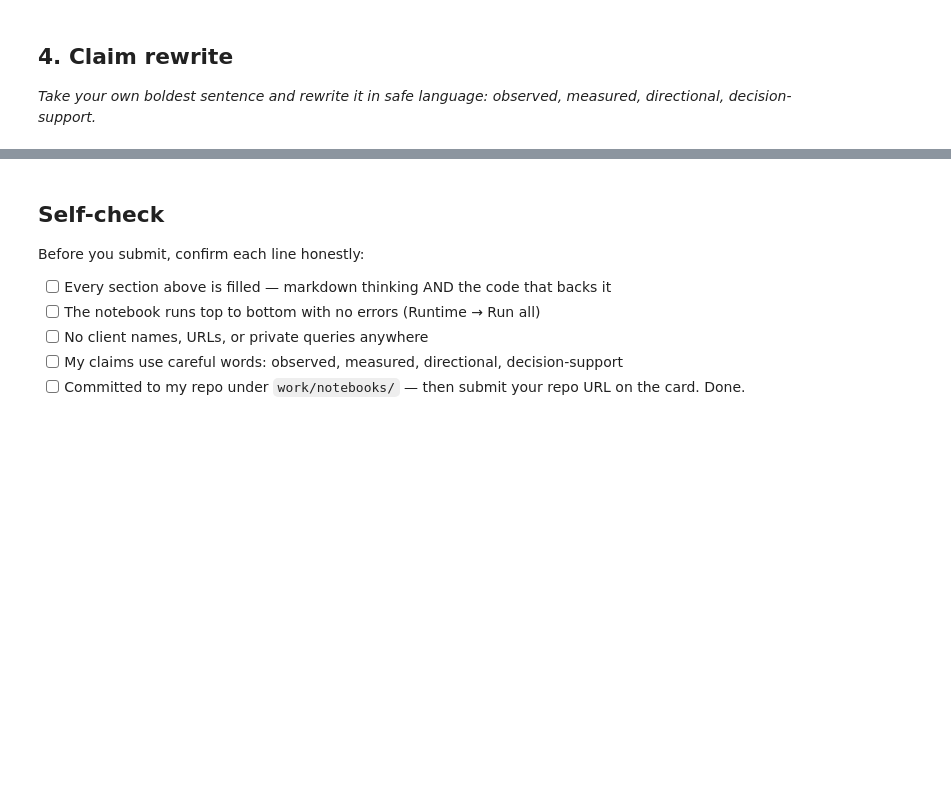
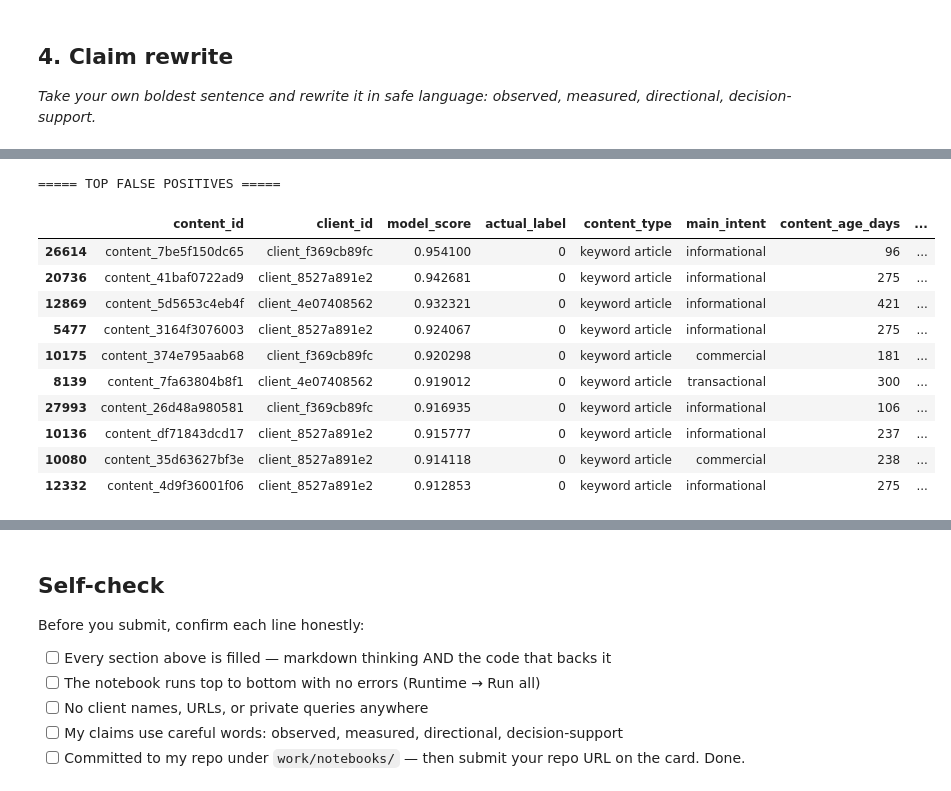
Before and after one commit to qurban-12/ML_internship_Qurban, a Jupyter notebook: work/notebooks/w06_validation_audit.ipynb, the cells around one changed output, grey strips where cells are left out. Drawn from its saved outputs; the diff is of its cells as text; code cells hidden in the pictures; blank space fills up the shorter version.

Commit message:
week 6 done compelete

```diff
--- a/work/notebooks/w06_validation_audit.ipynb
+++ b/work/notebooks/w06_validation_audit.ipynb
@@ -22,0 +242,13 @@ This skeleton is yours to fill. Work the sections **in order** — each one has
+# %%
+# Load the exact Week-5 prepared dataset
+
+df = pd.read_csv(PREPARED_PATH)
+
+print("Prepared dataset shape:", df.shape)
+print("Target exists:", "is_declining_label" in df.columns)
+
+print("\nTarget distribution:")
+print(df["is_declining_label"].value_counts())
+
+print("\nTarget rate:")
+print(round(df["is_declining_label"].mean() * 100, 2), "%")
@@ -29,0 +686,2 @@ This skeleton is yours to fill. Work the sections **in order** — each one has
+# %%
+df["is_declining_label"] = df["trend_direction"].str.lower().eq("down").astype(int)
@@ -36,0 +877,65 @@ This skeleton is yours to fill. Work the sections **in order** — each one has
+# %%
+# This cell is for CODE (numbers, a query, a check).
+# Write your text answer in the cell ABOVE this one — typing sentences here breaks Run All.
+
+# SECTION 4 — REAL FAILURE EXAMPLES
+
+
+# Create an audit dataframe from the honest grouped test set
+failure_df = df.iloc[test_idx].copy()
+
+failure_df["model_score"] = prob_grouped
+failure_df["actual_label"] = y_test_g.values
+
+
+# False positives
+# High model score but actual label = 0
+
+false_positives = (
+    failure_df[failure_df["actual_label"] == 0]
+    .sort_values("model_score", ascending=False)
+)
+
+
+# False negatives
+# Actual label = 1 but relatively low model score
+
+false_negatives = (
+    failure_df[failure_df["actual_label"] == 1]
+    .sort_values("model_score", ascending=True)
+)
+
+display_columns = [
+    "content_id",
+    "client_id",
+    "model_score",
+    "actual_label",
+    "content_type",
+    "main_intent",
+    "content_age_days",
+    "days_since_last_update",
+    "log_impressions_90d",
+    "log_clicks_90d",
+    "ctr",
+    "avg_position",
+    "engagement_rate"
+]
+
+print("===== TOP FALSE POSITIVES =====")
+display(false_positives[display_columns].head(10))
+
+print("\n===== TOP FALSE NEGATIVES =====")
+display(false_negatives[display_columns].head(10))
+# %% [output]
+===== TOP FALSE POSITIVES =====
+|  | content_id | client_id | model_score | actual_label | content_type | main_intent | content_age_days | ... |
+| 26614 | content_7be5f150dc65 | client_f369cb89fc | 0.954100 | 0 | keyword article | informational | 96 | ... |
+| 20736 | content_41baf0722ad9 | client_8527a891e2 | 0.942681 | 0 | keyword article | informational | 275 | ... |
+| 12869 | content_5d5653c4eb4f | client_4e07408562 | 0.932321 | 0 | keyword article | informational | 421 | ... |
+| 5477 | content_3164f3076003 | client_8527a891e2 | 0.924067 | 0 | keyword article | informational | 275 | ... |
+| 10175 | content_374e795aab68 | client_f369cb89fc | 0.920298 | 0 | keyword article | commercial | 181 | ... |
+| 8139 | content_7fa63804b8f1 | client_4e07408562 | 0.919012 | 0 | keyword article | transactional | 300 | ... |
+| 27993 | content_26d48a980581 | client_f369cb89fc | 0.916935 | 0 | keyword article | informational | 106 | ... |
+| 10136 | content_df71843dcd17 | client_8527a891e2 | 0.915777 | 0 | keyword article | informational | 237 | ... |
+| 10080 | content_35d63627bf3e | client_8527a891e2 | 0.914118 | 0 | keyword article | commercial | 238 | ... |
+| 12332 | content_4d9f36001f06 | client_8527a891e2 | 0.912853 | 0 | keyword article | informational | 275 | ... |
```
Also changed, not shown: parts of 34 cells of this notebook.
